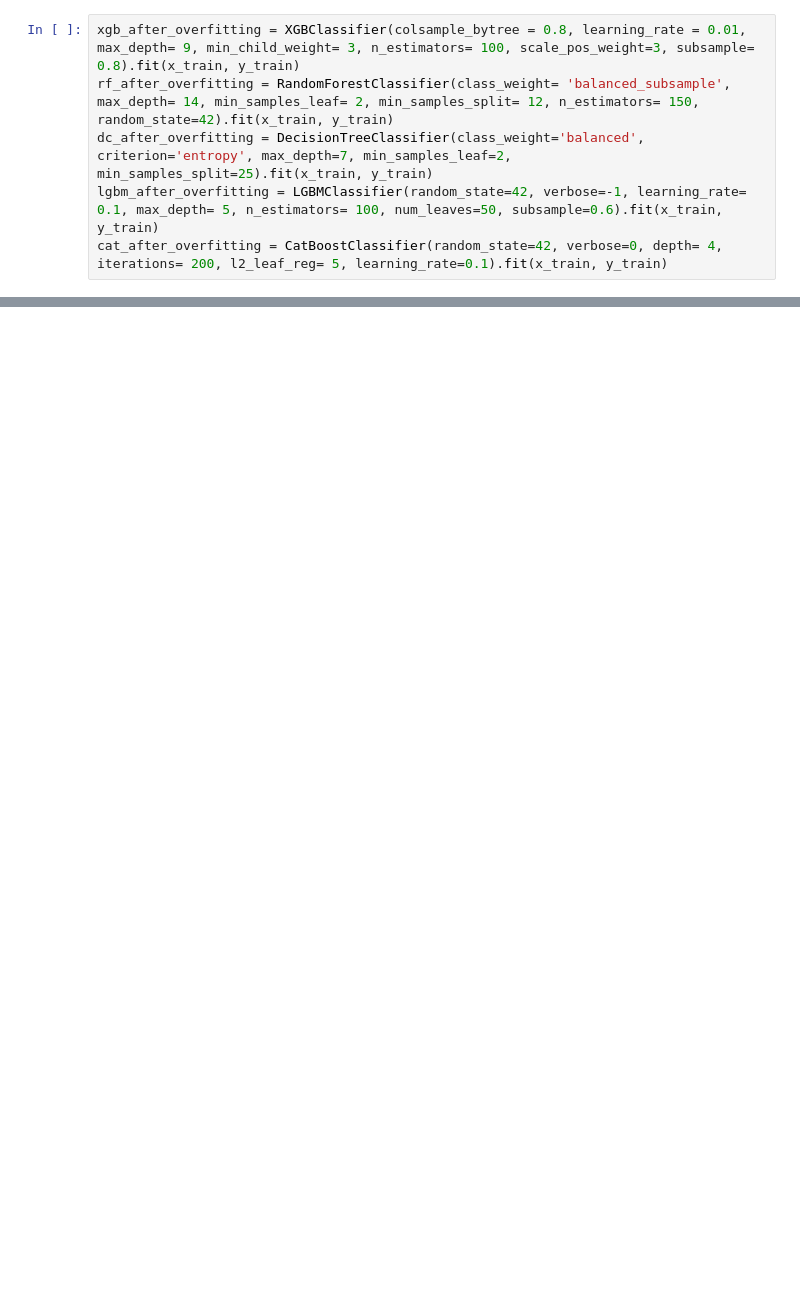
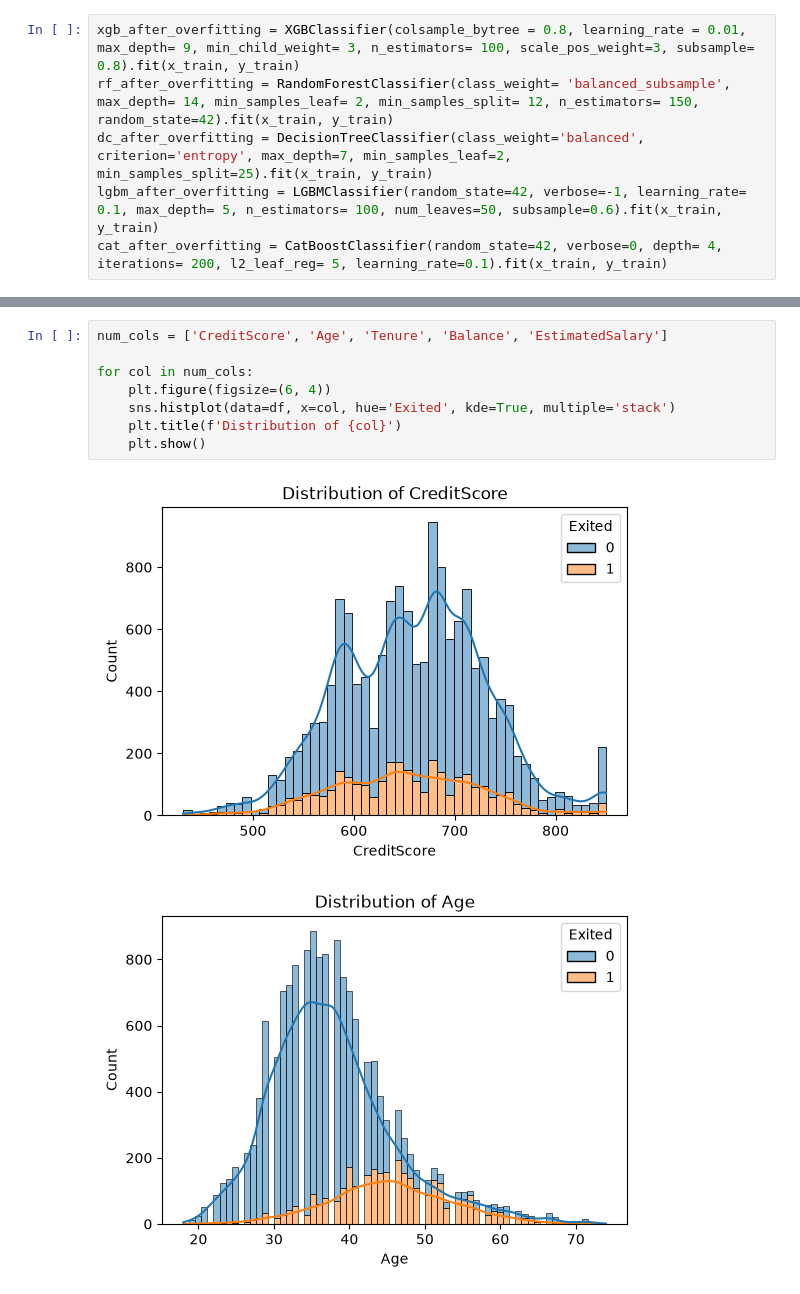
Before and after one commit to armengasparyan314/Programing, a Jupyter notebook: Main Project.ipynb, the cells around one changed output, grey strips where cells are left out. Saved outputs shown, nothing was run; the diff lists cells and outputs as text; blank space fills up the shorter version.

```diff
--- a/Main Project.ipynb
+++ b/Main Project.ipynb
@@ -316,0 +425,11 @@ xgb accuracy  after treshhold: 0.8882666666666666
+# %%
+num_cols = ['CreditScore', 'Age', 'Tenure', 'Balance', 'EstimatedSalary']
+
+for col in num_cols:
+    plt.figure(figsize=(6, 4))
+    sns.histplot(data=df, x=col, hue='Exited', kde=True, multiple='stack')
+    plt.title(f'Distribution of {col}')
+    plt.show()
+# %% [output]
+[figure, added]
+[figure, added]
```
Also changed, not shown: parts of 25 cells of this notebook.
